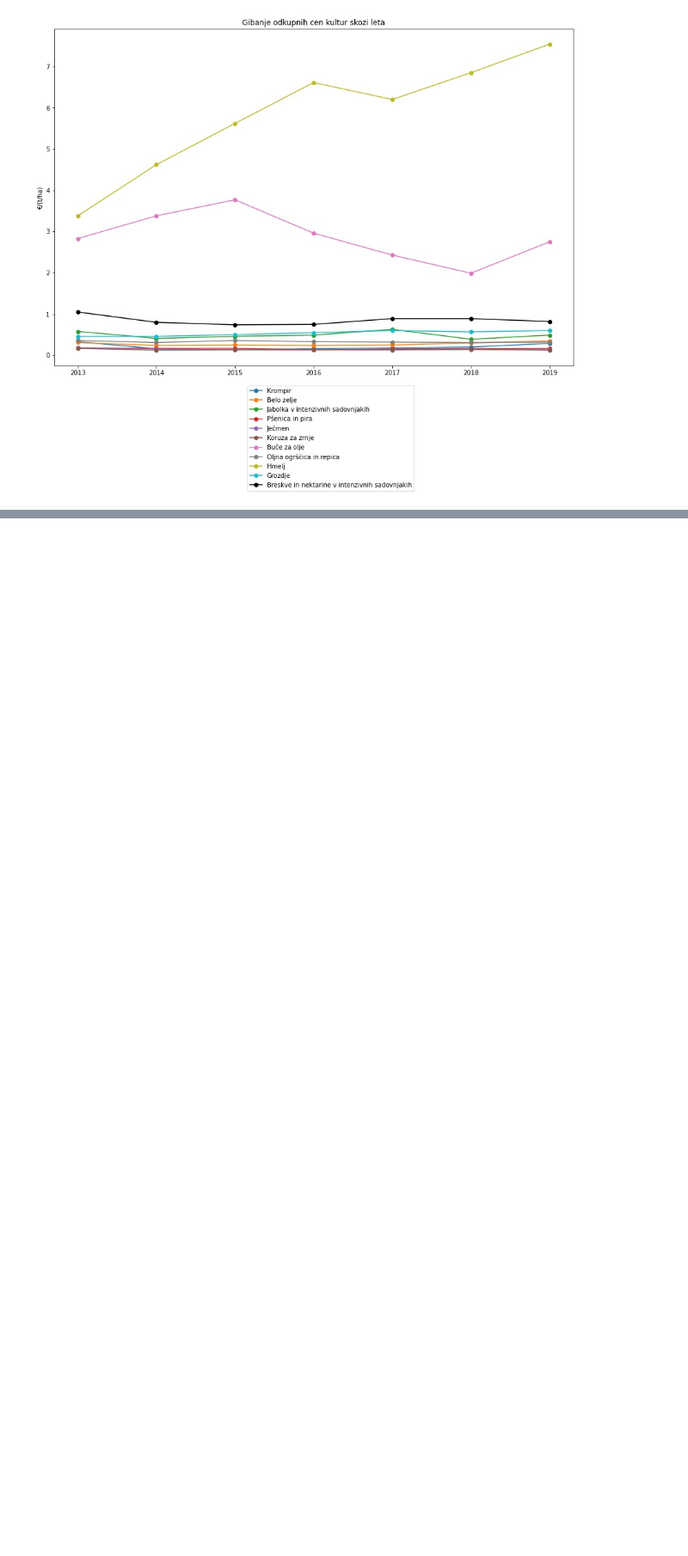
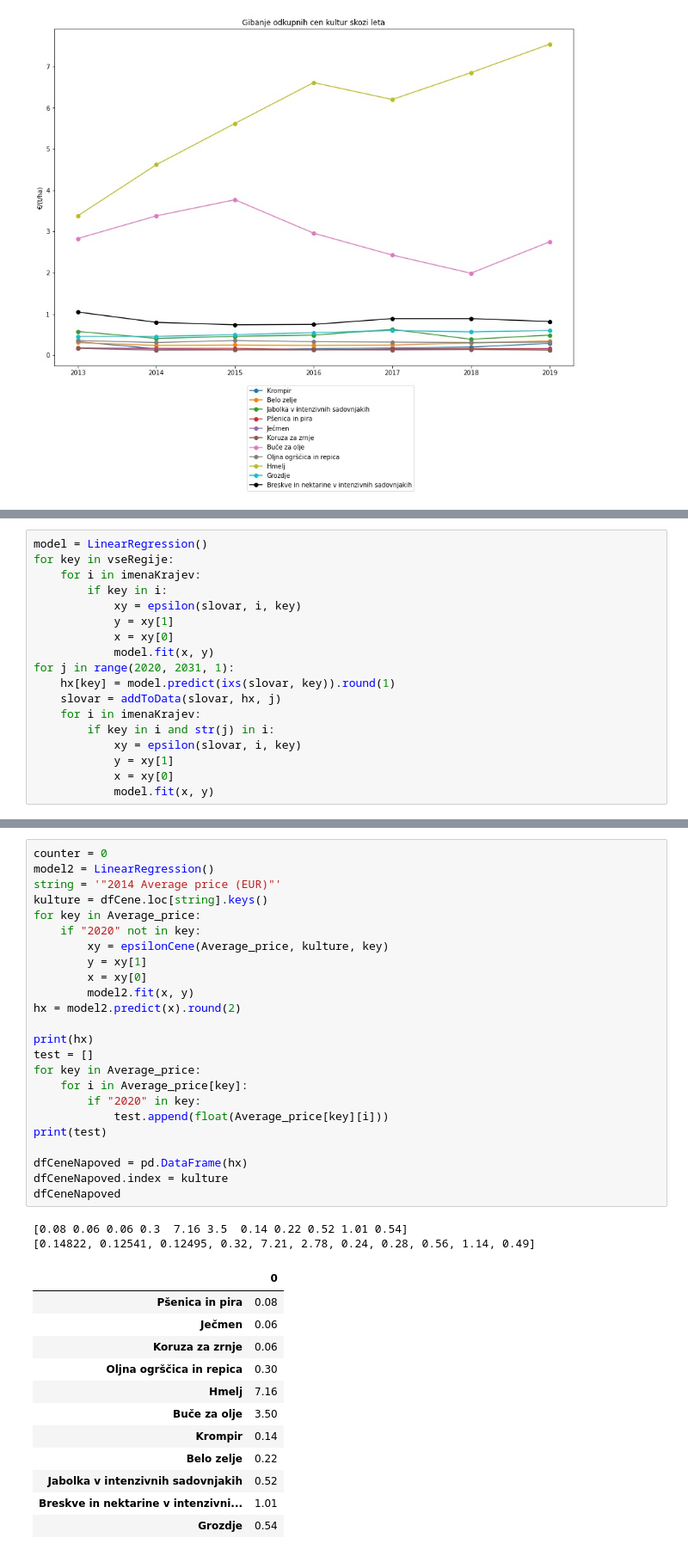
Before and after one commit to friderikceljski/PR21GRMKNR, a Jupyter notebook: Projekt.ipynb, the cells around one changed output, grey strips where cells are left out. Shown at 86% size. Cells and saved outputs as stored; diff of their text form; blank space fills up the shorter version.

```diff
--- a/Projekt.ipynb
+++ b/Projekt.ipynb
@@ -879,0 +1024,18 @@ plt.show()
+# %%
+model = LinearRegression()
+for key in vseRegije:
+    for i in imenaKrajev:
+        if key in i:
+            xy = epsilon(slovar, i, key)
+            y = xy[1]
+            x = xy[0]
+            model.fit(x, y)
+for j in range(2020, 2031, 1):
+    hx[key] = model.predict(ixs(slovar, key)).round(1)
+    slovar = addToData(slovar, hx, j)
+    for i in imenaKrajev:
+        if key in i and str(j) in i:
+            xy = epsilon(slovar, i, key)
+            y = xy[1]
+            x = xy[0]
+            model.fit(x, y)
@@ -879,0 +1053,39 @@ plt.show()
+# %%
+counter = 0
+model2 = LinearRegression()
+string = '"2014 Average price (EUR)"'
+kulture = dfCene.loc[string].keys()
+for key in Average_price:
+    if "2020" not in key:
+        xy = epsilonCene(Average_price, kulture, key)
+        y = xy[1]
+        x = xy[0]
+        model2.fit(x, y)
+hx = model2.predict(x).round(2)
+
+print(hx)
+test = []
+for key in Average_price:
+    for i in Average_price[key]:
+        if "2020" in key:
+            test.append(float(Average_price[key][i]))
+print(test)
+
+dfCeneNapoved = pd.DataFrame(hx)
+dfCeneNapoved.index = kulture
+dfCeneNapoved
+# %% [output]
+[0.08 0.06 0.06 0.3  7.16 3.5  0.14 0.22 0.52 1.01 0.54]
+[0.14822, 0.12541, 0.12495, 0.32, 7.21, 2.78, 0.24, 0.28, 0.56, 1.14, 0.49]
+|  | 0 |
+| Pšenica in pira | 0.08 |
+| Ječmen | 0.06 |
+| Koruza za zrnje | 0.06 |
+| Oljna ogrščica in repica | 0.30 |
+| Hmelj | 7.16 |
+| Buče za olje | 3.50 |
+| Krompir | 0.14 |
+| Belo zelje | 0.22 |
+| Jabolka v intenzivnih sadovnjakih | 0.52 |
+| Breskve in nektarine v intenzivni... | 1.01 |
+| Grozdje | 0.54 |
```
Also changed, not shown: parts of 6 cells of this notebook, 1 other file.
